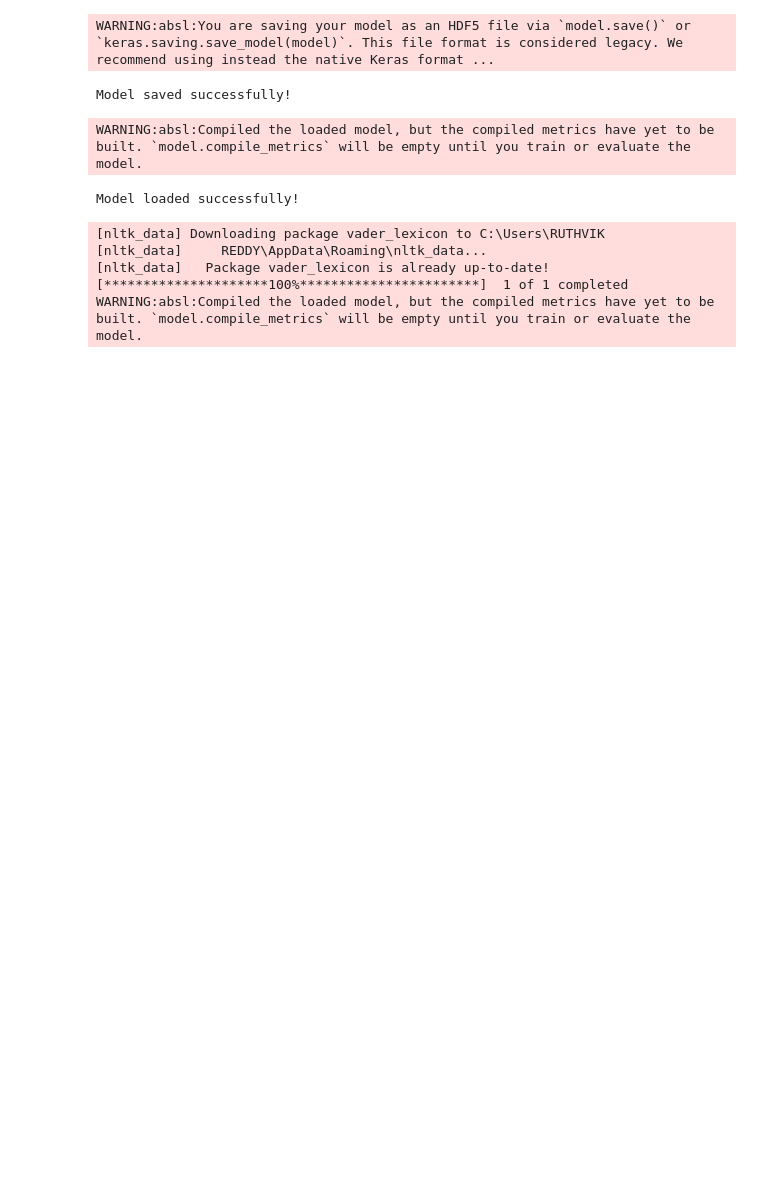
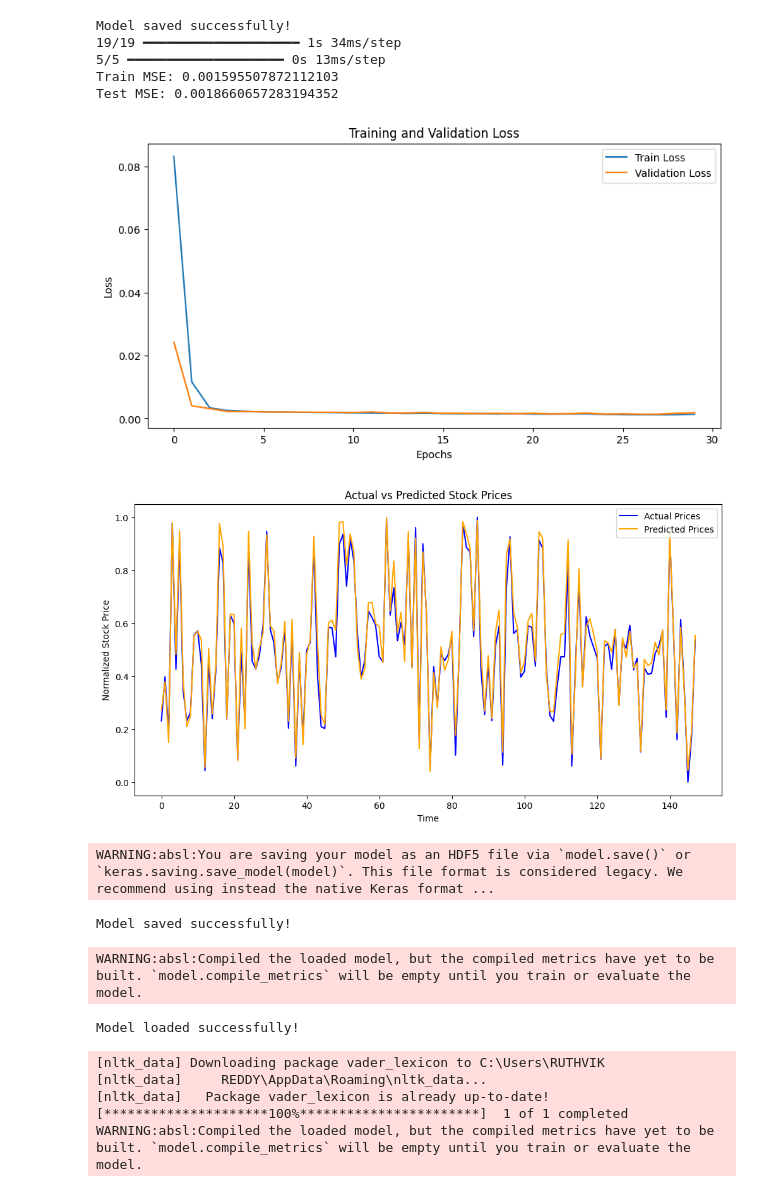
Before and after one commit to MRR20/MINI_project, a Jupyter notebook: main_2.ipynb, the cells around one changed output. Saved outputs shown, nothing was run; the diff lists cells and outputs as text; code cells hidden in the pictures; blank space fills up the shorter version.

```diff
--- a/main_2.ipynb
+++ b/main_2.ipynb
@@ -134,0 +48,63 @@ Test MSE: 0.0019390579709021275
+# %%
+# Define the LSTM model
+model = Sequential([
+    LSTM(50, activation='tanh', return_sequences=True, input_shape=(X_train.shape[1], X_train.shape[2])),
+    LSTM(50, activation='tanh'),
+    Dense(1)  # Output layer for predicting the stock price
+])
+
+# Compile the model with Mean Squared Error loss function
+optimizer = Adam(learning_rate=0.001, clipnorm=1.0)
+model.compile(optimizer=optimizer, loss=MeanSquaredError())
+
+# Train the model
+history = model.fit(
+    X_train, y_train,
+    validation_data=(X_test, y_test),
+    epochs=30,
+    batch_size=32,
+    verbose=1
+)
+
+# Save the trained model
+model.save('stock_sentiment_model.h5')  # Save the model as an H5 file
+print("Model saved successfully!")
+
+# Check for NaNs in predictions
+train_predictions = model.predict(X_train)
+test_predictions = model.predict(X_test)
+
+assert not np.isnan(train_predictions).any(), "Train predictions contain NaN values!"
+assert not np.isnan(test_predictions).any(), "Test predictions contain NaN values!"
+
+# Compute Mean Squared Error
+train_mse = mean_squared_error(y_train, train_predictions)
+test_mse = mean_squared_error(y_test, test_predictions)
+print(f"Train MSE: {train_mse}")
+print(f"Test MSE: {test_mse}")
+
+# Plot training and validation loss
+plt.figure(figsize=(10, 5))
+plt.plot(history.history['loss'], label='Train Loss')
+plt.plot(history.history['val_loss'], label='Validation Loss')
+plt.legend()
+plt.title('Training and Validation Loss')
+plt.xlabel('Epochs')
+plt.ylabel('Loss')
+plt.show()
+
+# Plot predictions vs actuals
+plt.figure(figsize=(12, 6))
+plt.plot(y_test, label='Actual Prices', color='blue')
+plt.plot(test_predictions, label='Predicted Prices', color='orange')
+plt.legend()
+plt.title('Actual vs Predicted Stock Prices')
+plt.xlabel('Time')
+plt.ylabel('Normalized Stock Price')
+plt.show()
+
+# To load the model later, you can use:
+# from tensorflow.keras.models import load_model
+# loaded_model = load_model('stock_sentiment_model.h5', custom_objects={'MeanSquaredError': MeanSquaredError})
+# print("Model loaded successfully!")
+# %% [output]
@@ -135,3 +129,10 @@ Test MSE: 0.0019390579709021275
+Model saved successfully!
+19/19 ━━━━━━━━━━━━━━━━━━━━ 1s 34ms/step
+5/5 ━━━━━━━━━━━━━━━━━━━━ 0s 13ms/step
+Train MSE: 0.001595507872112103
+Test MSE: 0.0018660657283194352
+[figure, added]
+[figure, added]
 # %%
 # Save the trained model
 model.save('stock_sentiment_model.h5')  # Save the model as an H5 file
```
Also changed, not shown: parts of 5 cells of this notebook, 1 other file.
